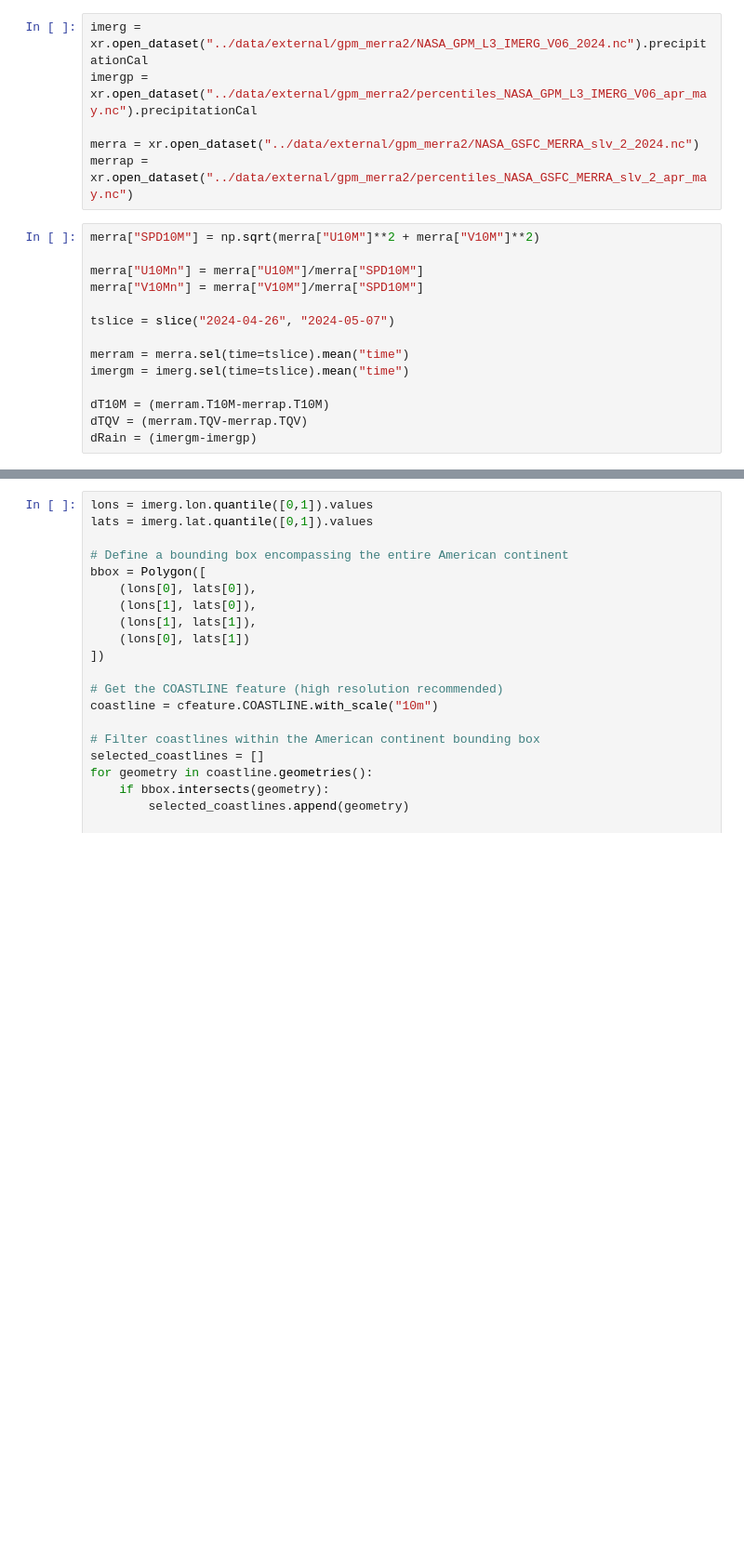
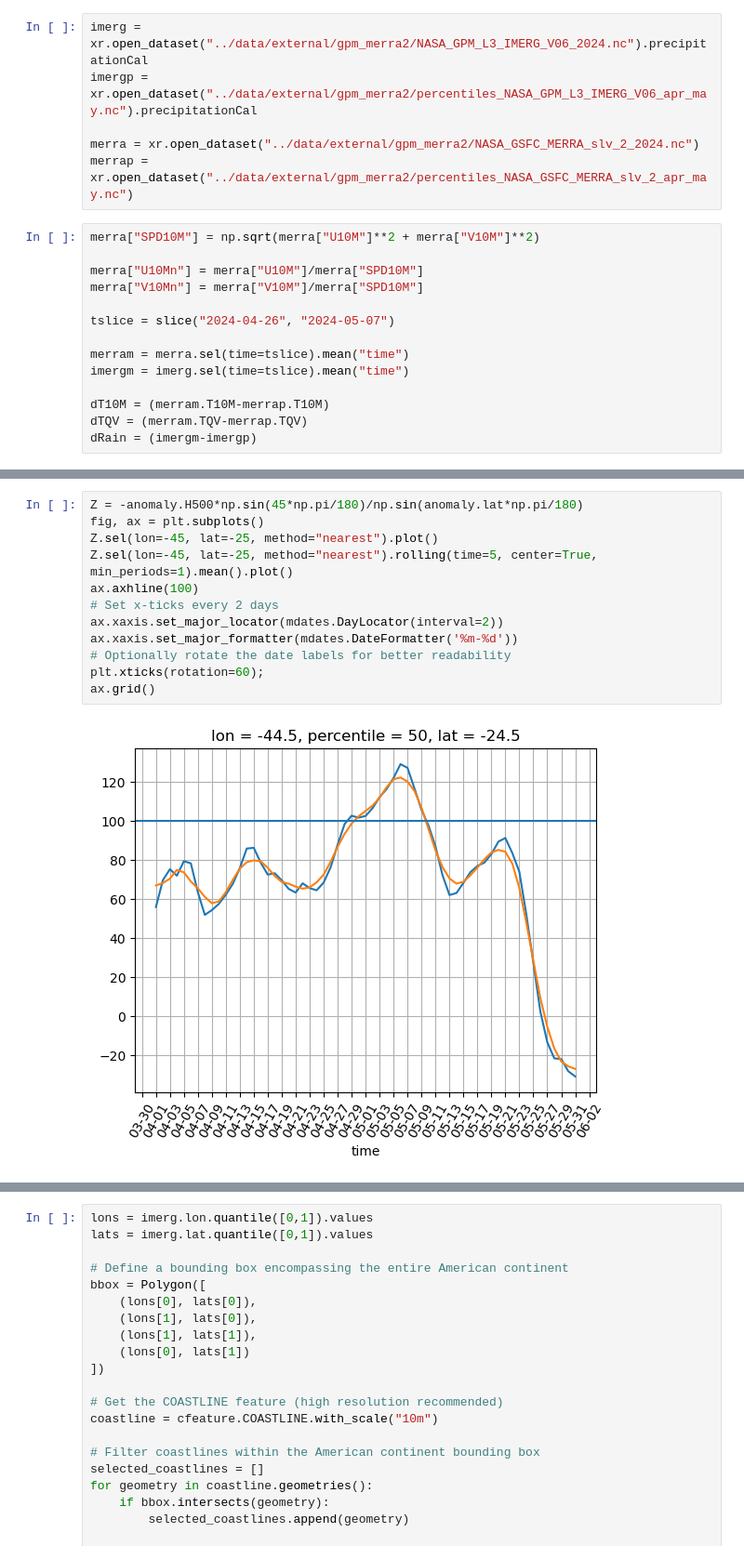
Before and after one commit to iuryt/swot_southbrazil_flooding, a Jupyter notebook: src/02-large_scale.ipynb, the cells around one changed output, grey strips where cells are left out. Shown at 93% size. Cells and saved outputs as stored; diff of their text form; blank space fills up the shorter version.

```diff
--- a/src/02-large_scale.ipynb
+++ b/src/02-large_scale.ipynb
@@ -32,0 +57,14 @@ dRain = (imergm-imergp)
+# %%
+Z = -anomaly.H500*np.sin(45*np.pi/180)/np.sin(anomaly.lat*np.pi/180)
+fig, ax = plt.subplots()
+Z.sel(lon=-45, lat=-25, method="nearest").plot()
+Z.sel(lon=-45, lat=-25, method="nearest").rolling(time=5, center=True, min_periods=1).mean().plot()
+ax.axhline(100)
+# Set x-ticks every 2 days
+ax.xaxis.set_major_locator(mdates.DayLocator(interval=2))
+ax.xaxis.set_major_formatter(mdates.DateFormatter('%m-%d'))
+# Optionally rotate the date labels for better readability
+plt.xticks(rotation=60);
+ax.grid()
+# %% [output]
+[figure, added]
```
Also changed, not shown: parts of 12 cells of this notebook, 15 other files.
